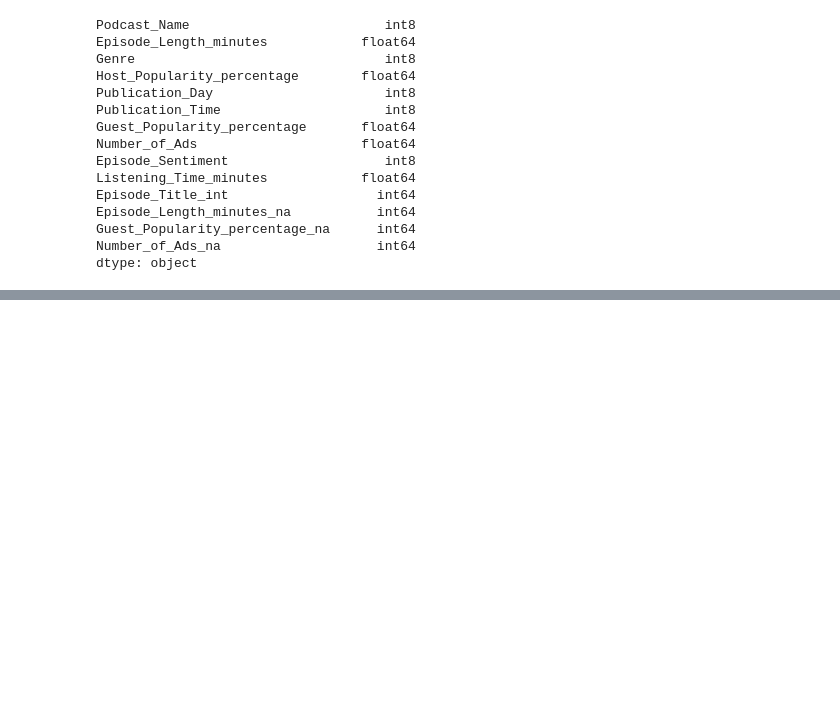
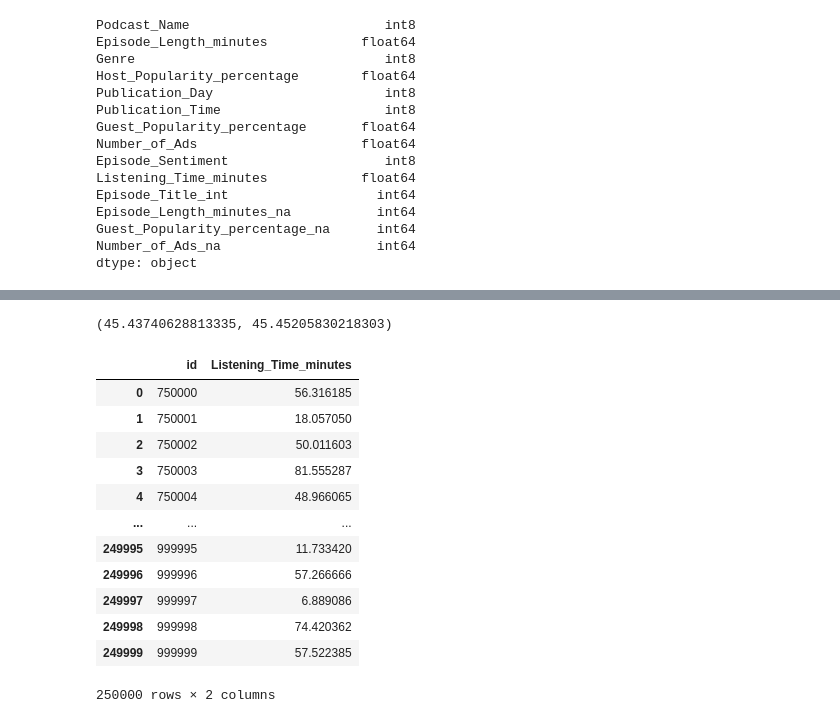
Before and after one commit to Aakashdeepsangwan/Podcast-Listening-Time-Analysis-, a Jupyter notebook: Podcast.ipynb, the cells around one changed output, grey strips where cells are left out. Cells and saved outputs as stored; diff of their text form; code cells hidden in the pictures; blank space fills up the shorter version.

Commit message:
Prediction completed using Random-Forest

```diff
--- a/Podcast.ipynb
+++ b/Podcast.ipynb
@@ -259,0 +270,8 @@ def print_score(estimator, X_train, y_train, X_val, y_val):
+# %%
+cv = KFold(n_splits=8, random_state=42, shuffle=True)
+
+for (train, test), i in zip(cv.split(X, y), range(8)):
+    print(f"Fold {i}")
+    print(X.iloc[train].shape, X.iloc[test].shape)
+    gb.fit(X.iloc[train], y.iloc[train])
+    print_score(gb, X.iloc[train], y.iloc[train], X.iloc[test], y.iloc[test])
@@ -259,0 +296,8 @@ def print_score(estimator, X_train, y_train, X_val, y_val):
+# %%
+test_data['Number_of_Ads_na'] = 0
+# %%
+ypred = gb.predict(test_data)
+# %%
+train_data['Listening_Time_minutes'].mean(), np.mean(ypred)
+# %% [output]
+(45.43740628813335, 45.45205830218303)
@@ -259,0 +306,18 @@ def print_score(estimator, X_train, y_train, X_val, y_val):
+# %%
+submission_data["Listening_Time_minutes"] = ypred
+# %%
+submission_data
+# %% [output]
+|  | id | Listening_Time_minutes |
+| 0 | 750000 | 56.316185 |
+| 1 | 750001 | 18.057050 |
+| 2 | 750002 | 50.011603 |
+| 3 | 750003 | 81.555287 |
+| 4 | 750004 | 48.966065 |
+| ... | ... | ... |
+| 249995 | 999995 | 11.733420 |
+| 249996 | 999996 | 57.266666 |
+| 249997 | 999997 | 6.889086 |
+| 249998 | 999998 | 74.420362 |
+| 249999 | 999999 | 57.522385 |
+250000 rows × 2 columns
```
Also changed, not shown: parts of 16 cells of this notebook.
